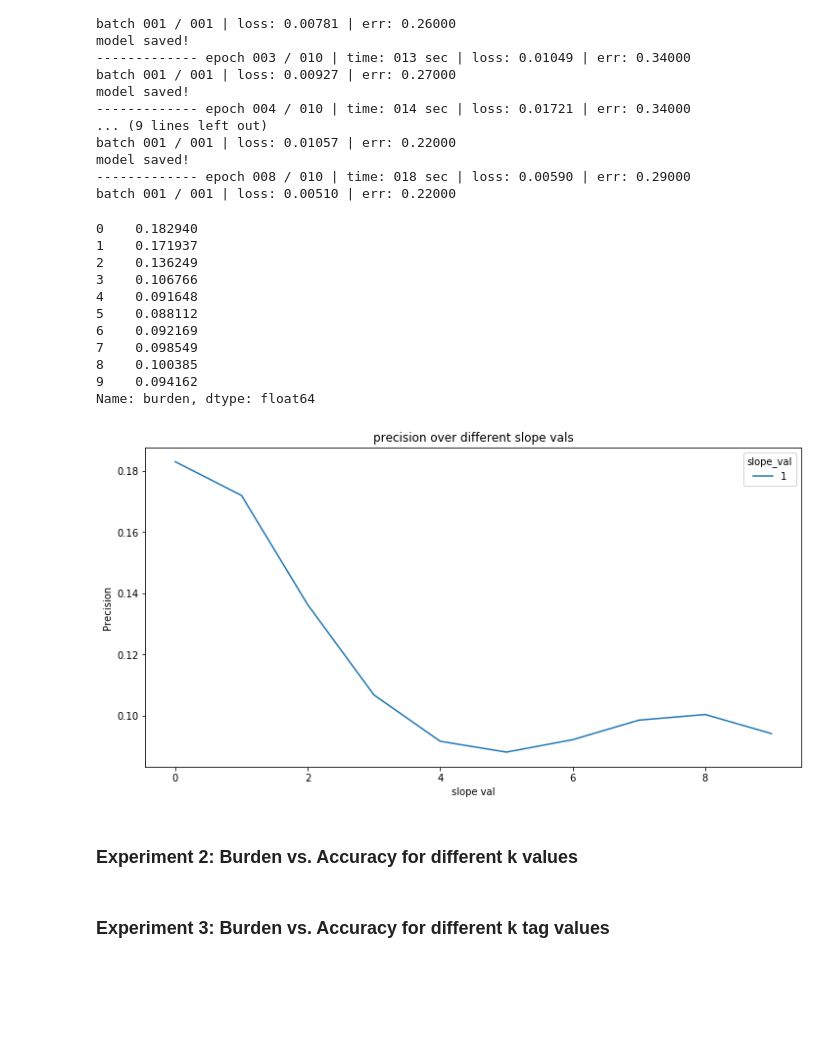
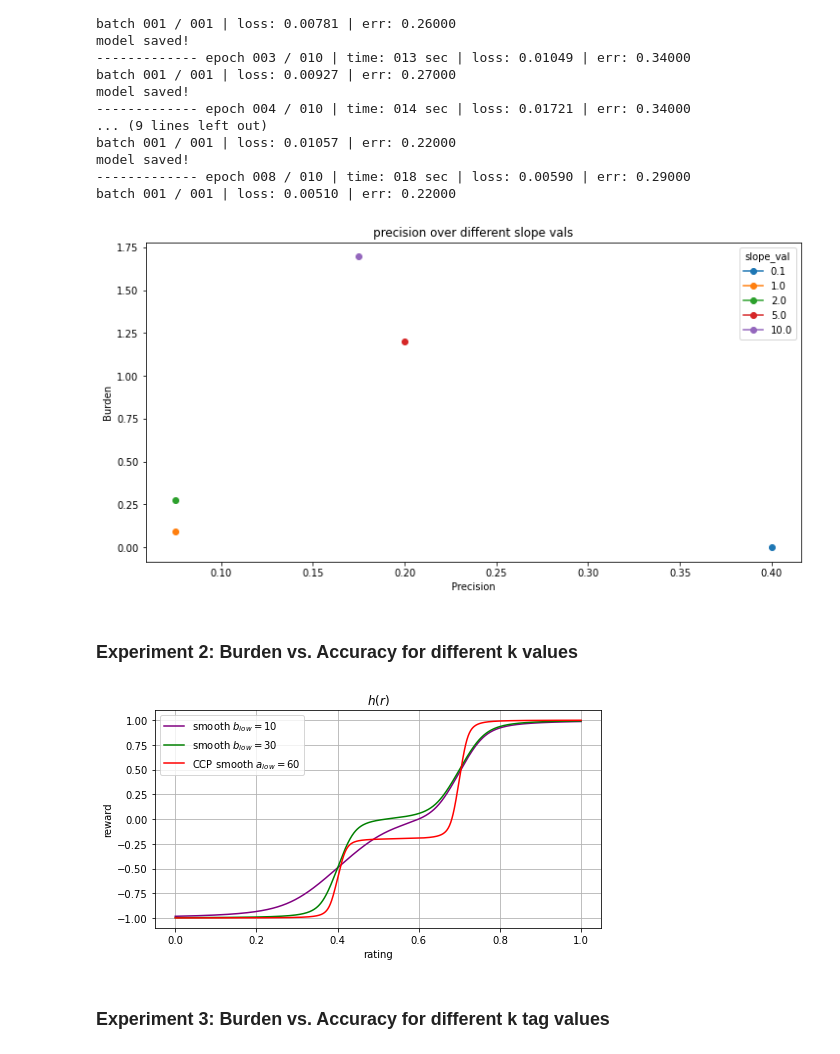
Before and after one commit to barweiss1/ranked_strategic_classification, a Jupyter notebook: strategicClassification-BatchedCCP.ipynb, the cells around one changed output. Saved outputs shown, nothing was run; the diff lists cells and outputs as text; code cells hidden in the pictures; blank space fills up the shorter version.

```diff
--- a/strategicClassification-BatchedCCP.ipynb
+++ b/strategicClassification-BatchedCCP.ipynb
@@ -415,6 +415,11 @@ class MyStrategicModel(torch.nn.Module):
             norm = torch.sqrt(torch.sum(self.w**2) + self.b**2)
             self.w /= norm
             self.b /= norm
+
+
+    def get_wb(self):
+        return self.w, self.b
+
 
     def score(self, x):
         return x@self.w + self.b
@@ -899,58 +1015,67 @@ batch 001 / 001 | loss: 0.00510 | err: 0.22000
 # %%
 # seeing for which slopes we achieved better results
 # defining differen environments for different slopes
-slope_vals = [1]
+slope_vals = [0.1, 1, 2, 5, 10]
 train_metrics = pd.DataFrame([])
 test_metrics = pd.DataFrame([])
 
 for slope_val in slope_vals:
-    path_strategic = f"./tests/slope_test_{slope_val}/strategic"
+    slope_str = str(slope_val).replace('.', ',')
+    path_strategic = f"./tests/slope_test_{slope_str}/strategic"
 
     # reading metrics
     train_metric = pd.read_csv(path_strategic + '/train_metrics.csv')
     train_metric["slope_val"] = slope_val
     train_metrics = pd.concat([train_metrics, train_metric])
 
     test_metric = pd.read_csv(path_strategic + '/test_metrics.csv')
     test_metric["slope_val"] = slope_val
     test_metrics = pd.concat([test_metrics, test_metric])
 
-print(test_metrics["burden"])
 # test_metrics["burden"] =
 
 
 # TODO: results are not good (in precision, recall and ndcg), maybe there is a problem with the model. implement naive approach (strategic data and non-strategic model) and compare
 # plotting
 (
-    test_metrics
+    test_metrics[test_metrics['epoch num'] == 9]
     .pivot(
-        index='epoch num',
+        index='precision',
         columns='slope_val',
         values='burden',
     )
     .plot.line(
         title='precision over different slope vals',
-        xlabel='slope val',
-        ylabel='Precision',
+        xlabel='Precision',
+        ylabel='Burden',
         figsize=(12,6),
+        marker='o'
     )
 )
 plt.show()
 # %% [output]
-0    0.182940
-1    0.171937
-2    0.136249
-3    0.106766
-4    0.091648
-5    0.088112
-6    0.092169
-7    0.098549
-8    0.100385
-9    0.094162
-Name: burden, dtype: float64
-[figure, old version]
+[figure, new version]
 # %% [markdown]
 ### Experiment 2: Burden vs. Accuracy for different k values
+# %%
+def ccp_sigmoid(x, tau):
+  return 0.5*np.sqrt(((x/tau + 1) ** 2) + 1) - 0.5*np.sqrt(((x/tau - 1) ** 2) + 1)
+
+def ccp_smooth_f(x, a_low=50, a_high=20, T_low=0.4, T_high=0.7, b=0.5):
+  return b*ccp_sigmoid(x - T_low, tau=1/a_low) + (1-b)*ccp_sigmoid(x - T_high, tau=1/a_high)
+
+fig, ax = plt.subplots(1,1,figsize=(8,4))
+r = np.linspace(0, 1, 1000)
+ax.plot(r,ccp_smooth_f(r, a_low=10),color='purple', label='smooth $b_{low}=10$')
+ax.plot(r,ccp_smooth_f(r, a_low=30),color='green', label='smooth $b_{low}=30$')
+ax.plot(r,(ccp_smooth_f(r, a_low=60, a_high=60, b=0.4)),color='red', label='CCP smooth $a_{low}=60$')
+ax.set_xlabel('rating')
+ax.set_ylabel('reward')
+ax.set_title('$h(r)$')
+ax.legend()
+ax.grid(True)
+# %% [output]
+[figure, added]
 # %%
 # defining 3 differen environments for 3 different models: low k, k, and high k
 k_vals = [??????]
```
Also changed, not shown: parts of 4 cells of this notebook, 6 other files.
